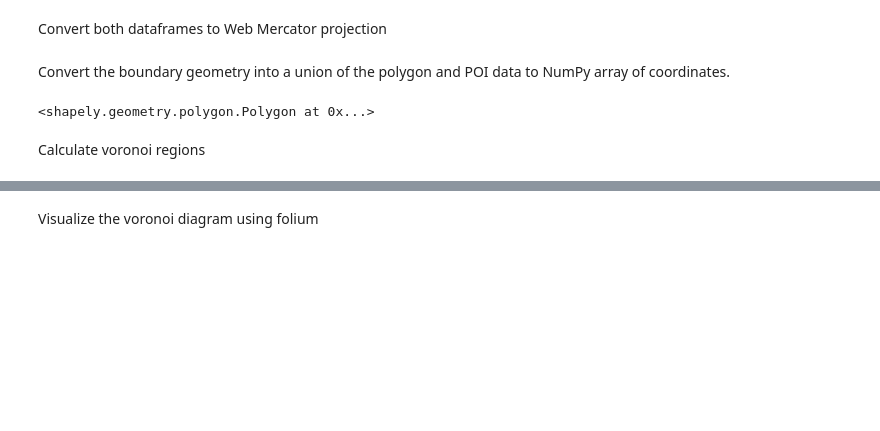
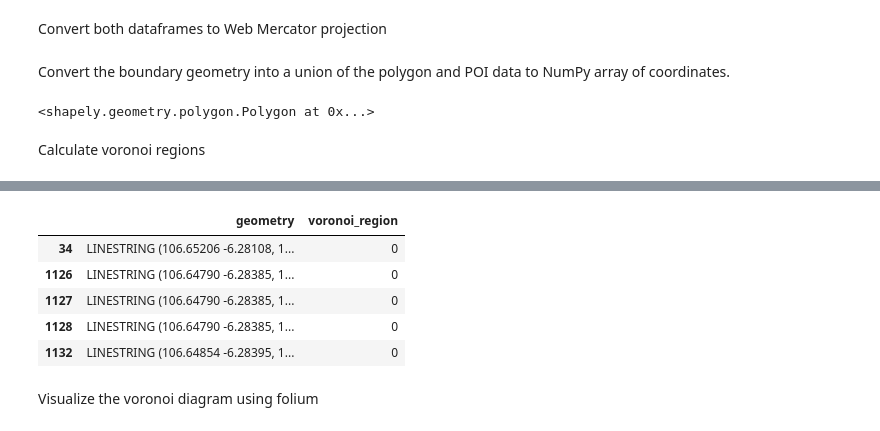
Before and after one commit to Dennypalinggi/voronoi_diagram_folium_map, a Jupyter notebook: voronoi_diagram_project.ipynb, the cells around one changed output, grey strips where cells are left out. Saved outputs shown, nothing was run; the diff lists cells and outputs as text; code cells hidden in the pictures; blank space fills up the shorter version.

```diff
--- a/voronoi_diagram_project.ipynb
+++ b/voronoi_diagram_project.ipynb
@@ -82,3 +98,20 @@ plt.show()
+# %%
+gdf_streets_by_region = gpd.GeoDataFrame()
+for x in range(len(poly_shapes)):
+    gdf_streets = gpd.GeoDataFrame()
+    gdf_streets['geometry'] = gdf_all_streets.intersection(poly_shapes[x])
+    gdf_streets['voronoi_region'] = x
+    gdf_streets = gdf_streets[gdf_streets['geometry'].astype(str) != 'LINESTRING EMPTY']
+    gdf_streets_by_region = gdf_streets_by_region.append(gdf_streets)
+# %%
+gdf_streets_by_region.head()
+# %% [output]
+|  | geometry | voronoi_region |
+| 34 | LINESTRING (106.65206 -6.28108, 1... | 0 |
+| 1126 | LINESTRING (106.64790 -6.28385, 1... | 0 |
+| 1127 | LINESTRING (106.64790 -6.28385, 1... | 0 |
+| 1128 | LINESTRING (106.64790 -6.28385, 1... | 0 |
+| 1132 | LINESTRING (106.64854 -6.28395, 1... | 0 |
 # %% [markdown]
 Visualize the voronoi diagram using folium
 # %%
```
Also changed, not shown: parts of 8 cells of this notebook.
